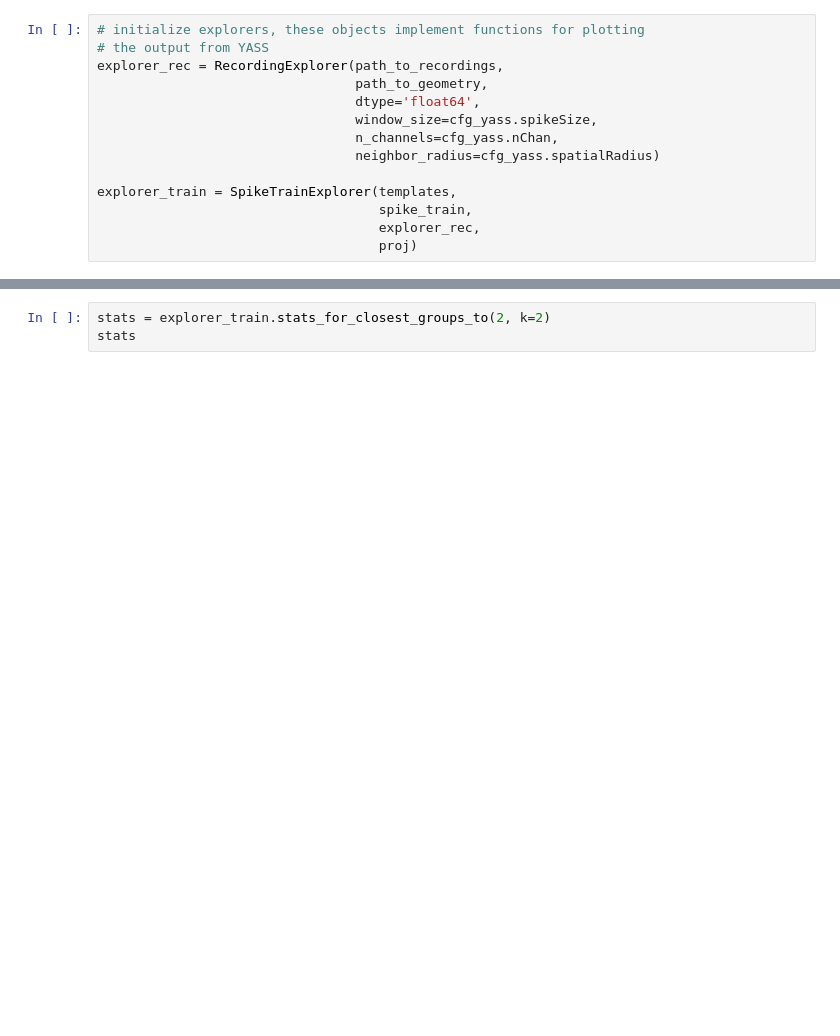
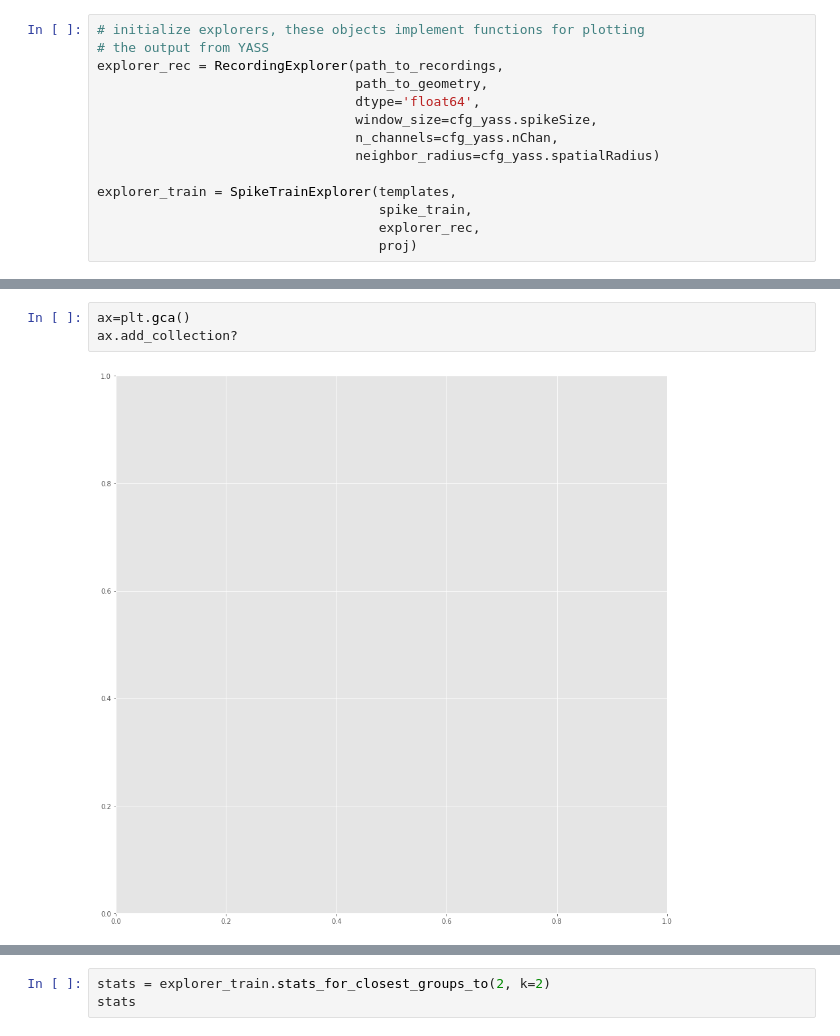
Before and after one commit to edublancas/neural-clustering, a Jupyter notebook: notebooks/cluster-evaluation.ipynb, the cells around one changed output, grey strips where cells are left out. Saved outputs shown, nothing was run; the diff lists cells and outputs as text; blank space fills up the shorter version.

```diff
--- a/notebooks/cluster-evaluation.ipynb
+++ b/notebooks/cluster-evaluation.ipynb
@@ -70,3 +90,8 @@ explorer_train = SpikeTrainExplorer(templates,
+# %%
+ax=plt.gca()
+ax.add_collection?
+# %% [output]
+[figure, added]
 # %%
 explorer_train.plot_all_clusters(k=2, sharex=True, sharey=True)
 # %% [output]
```
Also changed, not shown: parts of 6 cells of this notebook, 1 other file.
